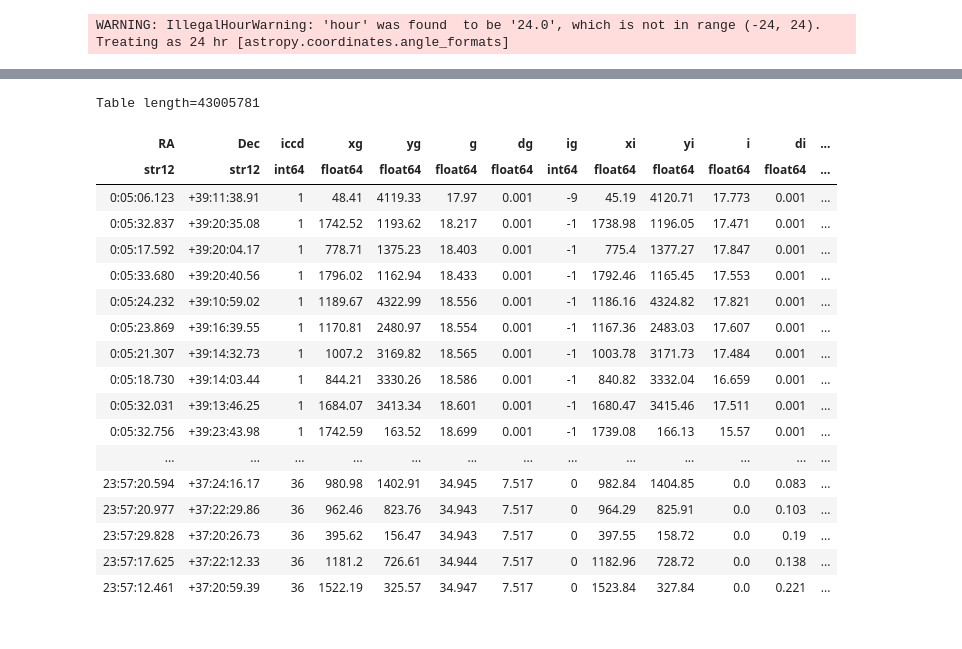
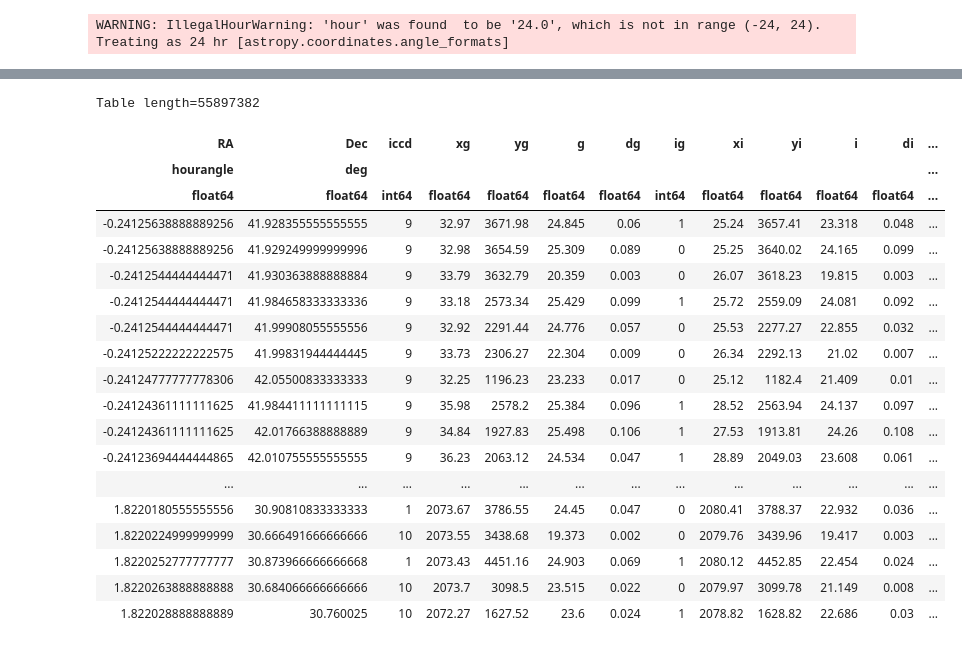
Before and after one commit to mardom/HSS, a Jupyter notebook: HSS@Pandas.ipynb, the cells around one changed output, grey strips where cells are left out. Drawn from its saved outputs; the diff is of its cells as text; code cells hidden in the pictures.

```diff
--- a/HSS@Pandas.ipynb
+++ b/HSS@Pandas.ipynb
@@ -134,21 +157,23 @@ with open('mypandasstars.pickle', 'wb') as f:
 # %%
+galax_nd
 # %% [output]
-Table length=43005781
+Table length=55897382
 | RA | Dec | iccd | xg | yg | g | dg | ig | xi | yi | i | di | ... |
-| str12 | str12 | int64 | float64 | float64 | float64 | float64 | int64 | float64 | float64 | float64 | float64 | ... |
-| 0:05:06.123 | +39:11:38.91 | 1 | 48.41 | 4119.33 | 17.97 | 0.001 | -9 | 45.19 | 4120.71 | 17.773 | 0.001 | ... |
-| 0:05:32.837 | +39:20:35.08 | 1 | 1742.52 | 1193.62 | 18.217 | 0.001 | -1 | 1738.98 | 1196.05 | 17.471 | 0.001 | ... |
-| 0:05:17.592 | +39:20:04.17 | 1 | 778.71 | 1375.23 | 18.403 | 0.001 | -1 | 775.4 | 1377.27 | 17.847 | 0.001 | ... |
-| 0:05:33.680 | +39:20:40.56 | 1 | 1796.02 | 1162.94 | 18.433 | 0.001 | -1 | 1792.46 | 1165.45 | 17.553 | 0.001 | ... |
-| 0:05:24.232 | +39:10:59.02 | 1 | 1189.67 | 4322.99 | 18.556 | 0.001 | -1 | 1186.16 | 4324.82 | 17.821 | 0.001 | ... |
-| 0:05:23.869 | +39:16:39.55 | 1 | 1170.81 | 2480.97 | 18.554 | 0.001 | -1 | 1167.36 | 2483.03 | 17.607 | 0.001 | ... |
-| 0:05:21.307 | +39:14:32.73 | 1 | 1007.2 | 3169.82 | 18.565 | 0.001 | -1 | 1003.78 | 3171.73 | 17.484 | 0.001 | ... |
-| 0:05:18.730 | +39:14:03.44 | 1 | 844.21 | 3330.26 | 18.586 | 0.001 | -1 | 840.82 | 3332.04 | 16.659 | 0.001 | ... |
-| 0:05:32.031 | +39:13:46.25 | 1 | 1684.07 | 3413.34 | 18.601 | 0.001 | -1 | 1680.47 | 3415.46 | 17.511 | 0.001 | ... |
-| 0:05:32.756 | +39:23:43.98 | 1 | 1742.59 | 163.52 | 18.699 | 0.001 | -1 | 1739.08 | 166.13 | 15.57 | 0.001 | ... |
+| hourangle | deg |  |  |  |  |  |  |  |  |  |  | ... |
+| float64 | float64 | int64 | float64 | float64 | float64 | float64 | int64 | float64 | float64 | float64 | float64 | ... |
+| -0.24125638888889256 | 41.928355555555555 | 9 | 32.97 | 3671.98 | 24.845 | 0.06 | 1 | 25.24 | 3657.41 | 23.318 | 0.048 | ... |
+| -0.24125638888889256 | 41.929249999999996 | 9 | 32.98 | 3654.59 | 25.309 | 0.089 | 0 | 25.25 | 3640.02 | 24.165 | 0.099 | ... |
+| -0.2412544444444471 | 41.930363888888884 | 9 | 33.79 | 3632.79 | 20.359 | 0.003 | 0 | 26.07 | 3618.23 | 19.815 | 0.003 | ... |
+| -0.2412544444444471 | 41.984658333333336 | 9 | 33.18 | 2573.34 | 25.429 | 0.099 | 1 | 25.72 | 2559.09 | 24.081 | 0.092 | ... |
+| -0.2412544444444471 | 41.99908055555556 | 9 | 32.92 | 2291.44 | 24.776 | 0.057 | 0 | 25.53 | 2277.27 | 22.855 | 0.032 | ... |
+| -0.24125222222222575 | 41.99831944444445 | 9 | 33.73 | 2306.27 | 22.304 | 0.009 | 0 | 26.34 | 2292.13 | 21.02 | 0.007 | ... |
+| -0.24124777777778306 | 42.05500833333333 | 9 | 32.25 | 1196.23 | 23.233 | 0.017 | 0 | 25.12 | 1182.4 | 21.409 | 0.01 | ... |
+| -0.24124361111111625 | 41.984411111111115 | 9 | 35.98 | 2578.2 | 25.384 | 0.096 | 1 | 28.52 | 2563.94 | 24.137 | 0.097 | ... |
+| -0.24124361111111625 | 42.01766388888889 | 9 | 34.84 | 1927.83 | 25.498 | 0.106 | 1 | 27.53 | 1913.81 | 24.26 | 0.108 | ... |
+| -0.24123694444444865 | 42.010755555555555 | 9 | 36.23 | 2063.12 | 24.534 | 0.047 | 1 | 28.89 | 2049.03 | 23.608 | 0.061 | ... |
 | ... | ... | ... | ... | ... | ... | ... | ... | ... | ... | ... | ... | ... |
-| 23:57:20.594 | +37:24:16.17 | 36 | 980.98 | 1402.91 | 34.945 | 7.517 | 0 | 982.84 | 1404.85 | 0.0 | 0.083 | ... |
-| 23:57:20.977 | +37:22:29.86 | 36 | 962.46 | 823.76 | 34.943 | 7.517 | 0 | 964.29 | 825.91 | 0.0 | 0.103 | ... |
-| 23:57:29.828 | +37:20:26.73 | 36 | 395.62 | 156.47 | 34.943 | 7.517 | 0 | 397.55 | 158.72 | 0.0 | 0.19 | ... |
-| 23:57:17.625 | +37:22:12.33 | 36 | 1181.2 | 726.61 | 34.944 | 7.517 | 0 | 1182.96 | 728.72 | 0.0 | 0.138 | ... |
-| 23:57:12.461 | +37:20:59.39 | 36 | 1522.19 | 325.57 | 34.947 | 7.517 | 0 | 1523.84 | 327.84 | 0.0 | 0.221 | ... |
+| 1.8220180555555556 | 30.90810833333333 | 1 | 2073.67 | 3786.55 | 24.45 | 0.047 | 0 | 2080.41 | 3788.37 | 22.932 | 0.036 | ... |
+| 1.8220224999999999 | 30.666491666666666 | 10 | 2073.55 | 3438.68 | 19.373 | 0.002 | 0 | 2079.76 | 3439.96 | 19.417 | 0.003 | ... |
+| 1.8220252777777777 | 30.873966666666668 | 1 | 2073.43 | 4451.16 | 24.903 | 0.069 | 1 | 2080.12 | 4452.85 | 22.454 | 0.024 | ... |
+| 1.8220263888888888 | 30.684066666666666 | 10 | 2073.7 | 3098.5 | 23.515 | 0.022 | 0 | 2079.97 | 3099.78 | 21.149 | 0.008 | ... |
+| 1.822028888888889 | 30.760025 | 10 | 2072.27 | 1627.52 | 23.6 | 0.024 | 1 | 2078.82 | 1628.82 | 22.686 | 0.03 | ... |
```
Also changed, not shown: parts of 12 cells of this notebook.
